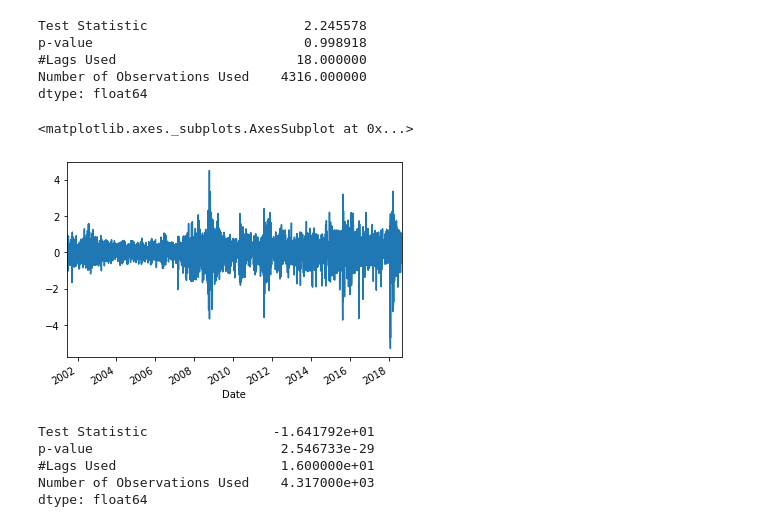
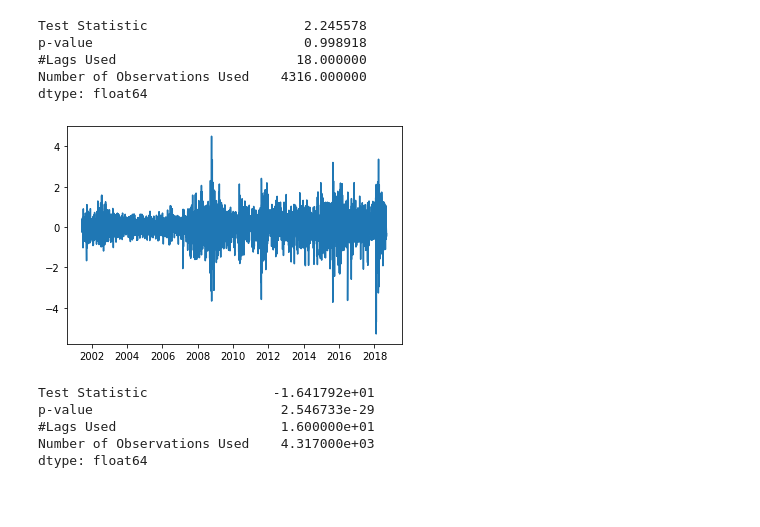
Before and after one commit to MKevinEvans/TensorFlow_stock_price_predictor, a Jupyter notebook: ARIMA_Model_VTI.ipynb, the cells around one changed output. Saved outputs shown, nothing was run; the diff lists cells and outputs as text; code cells hidden in the pictures; blank space fills up the shorter version.

```diff
--- a/ARIMA_Model_VTI.ipynb
+++ b/ARIMA_Model_VTI.ipynb
@@ -46,11 +47,11 @@ Number of Observations Used    4316.000000
 dtype: float64
 # %%
 train_diff = train.diff()
-# %%
-train_diff.Close.plot()
-# %% [output]
-<matplotlib.axes._subplots.AxesSubplot at 0x...>
-[figure, removed]
+# %%
+plt.plot(train_diff.Close)
+plt.savefig('images/train_diff.png')
+# %% [output]
+[figure, added]
 # %%
 dfuller_results = adfuller(train_diff[1::].Close)
 # %%
```
Also changed, not shown: parts of 5 cells of this notebook, 1 other file.
